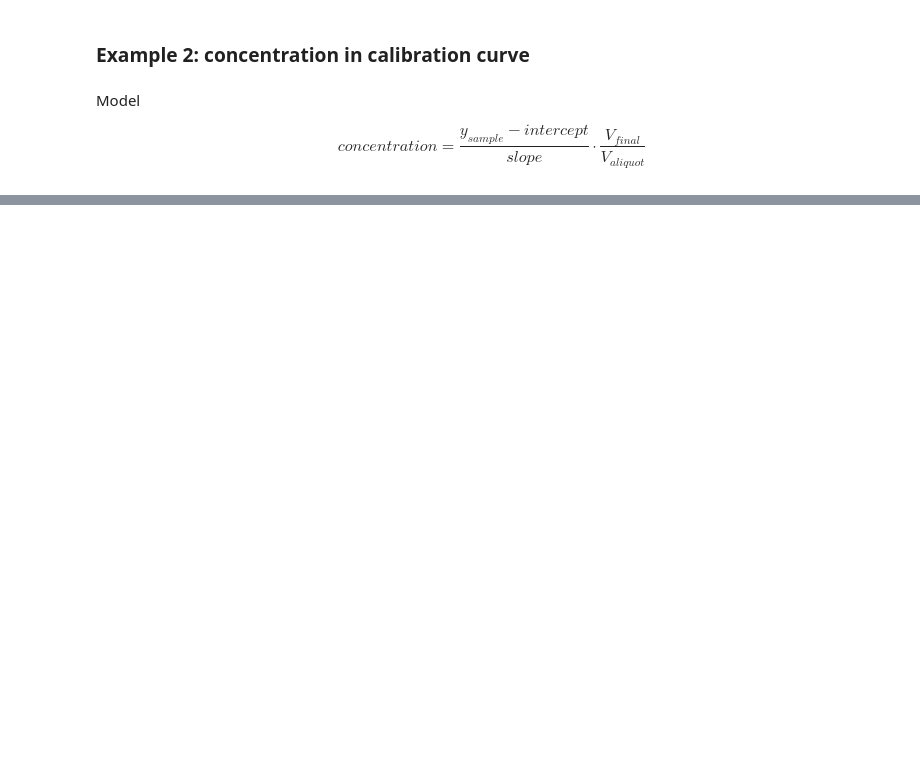
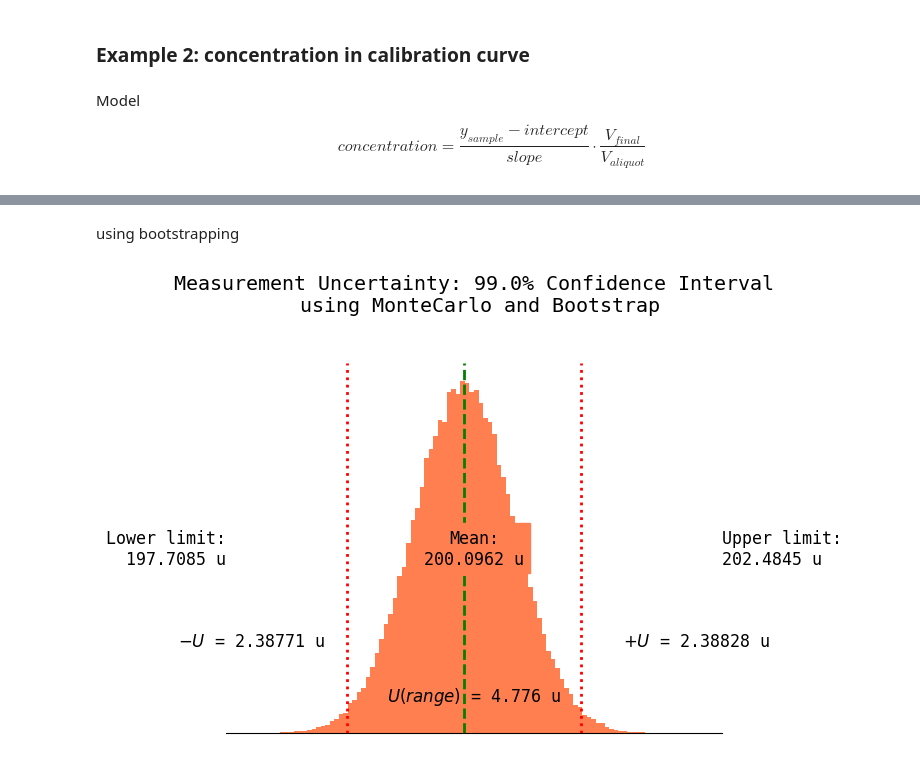
Before and after one commit to JuanMtzQ/Uncertainty_measurement, a Jupyter notebook: uncertainty_calculation.ipynb, the cells around one changed output, grey strips where cells are left out. Cells and saved outputs as stored; diff of their text form; code cells hidden in the pictures; blank space fills up the shorter version.

```diff
--- a/uncertainty_calculation.ipynb
+++ b/uncertainty_calculation.ipynb
@@ -264,0 +267,6 @@ boostrap_confidence_interval(concentration, 100_000, 100, 0.025, 0.975, 'coral')
+# %% [markdown]
+using bootstrapping
+# %%
+boostrap_confidence_interval(concentration, 100_000, 100, 0.99, 'coral')
+# %% [output]
+[figure, added]
```
Also changed, not shown: parts of 16 cells of this notebook.
